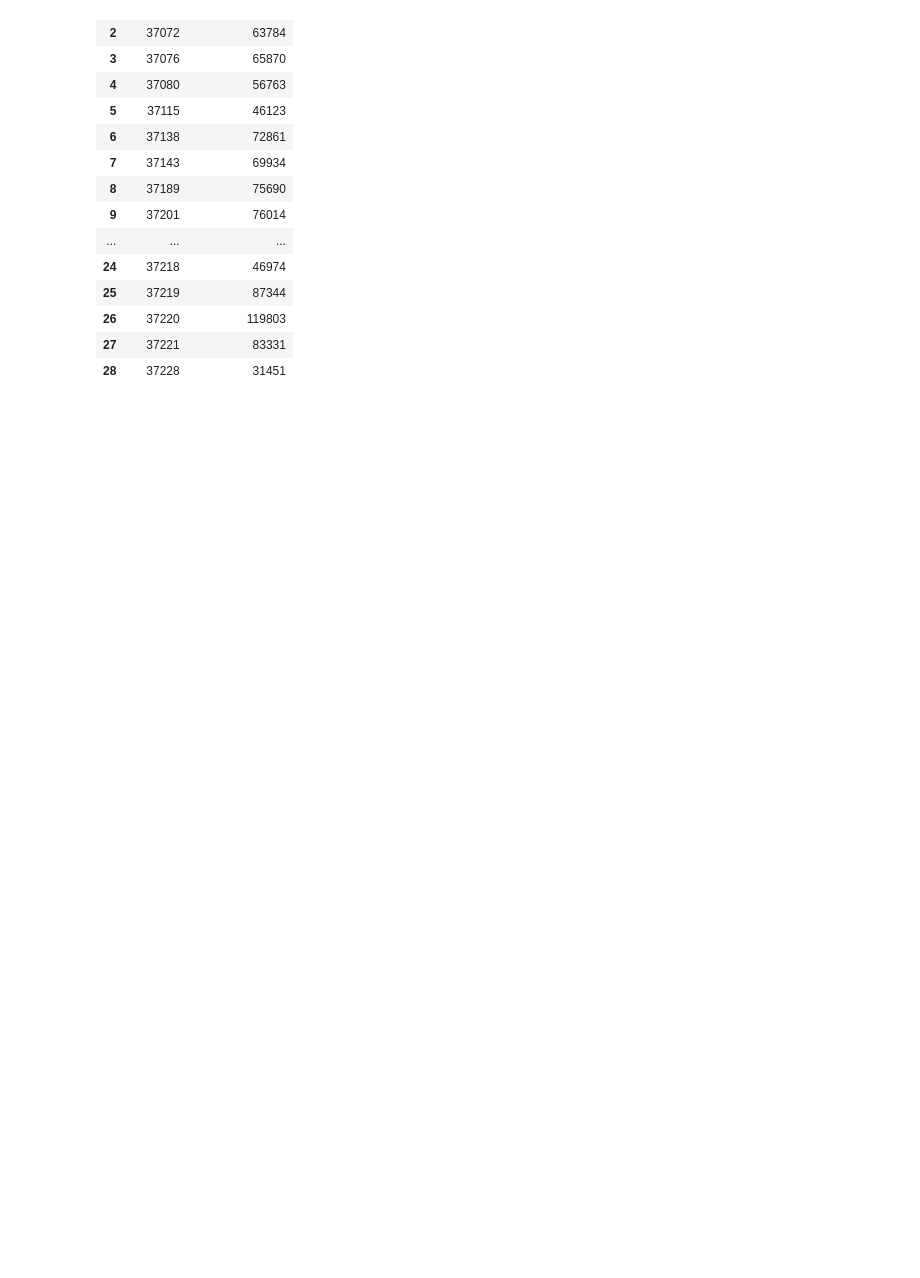
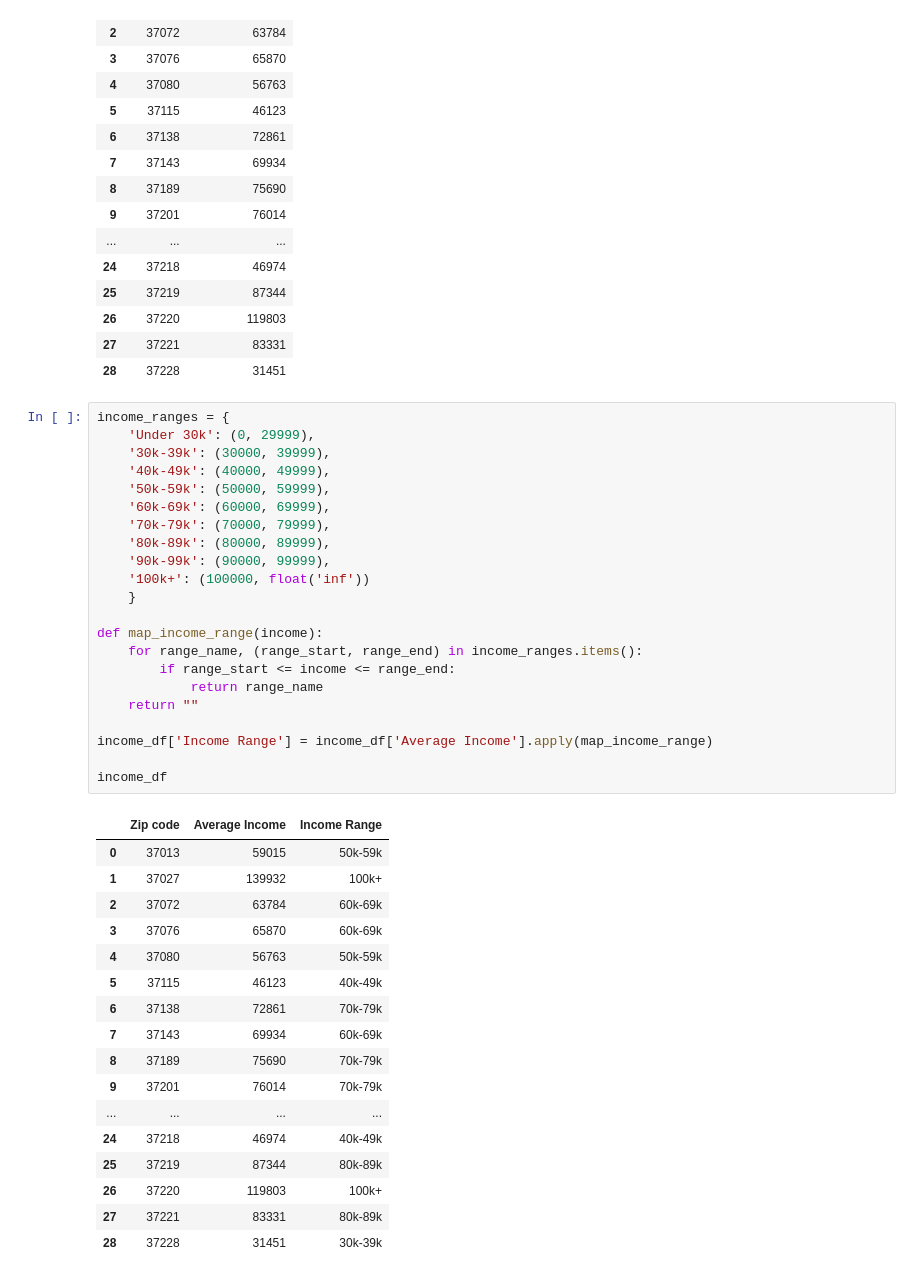
Before and after one commit to fabkiwi06/da8_capstone_grocery_store, a Jupyter notebook: notebook/income.ipynb, the cells around one changed output. Drawn from its saved outputs; the diff is of its cells as text; blank space fills up the shorter version.

```diff
--- a/notebook/income.ipynb
+++ b/notebook/income.ipynb
@@ -31,6 +31,46 @@ income_df
 | 26 | 37220 | 119803 |
 | 27 | 37221 | 83331 |
 | 28 | 37228 | 31451 |
+# %%
+income_ranges = {
+    'Under 30k': (0, 29999),
+    '30k-39k': (30000, 39999),
+    '40k-49k': (40000, 49999),
+    '50k-59k': (50000, 59999),
+    '60k-69k': (60000, 69999),
+    '70k-79k': (70000, 79999),
+    '80k-89k': (80000, 89999),
+    '90k-99k': (90000, 99999),
+    '100k+': (100000, float('inf'))
+    }
+
+def map_income_range(income):
+    for range_name, (range_start, range_end) in income_ranges.items():
+        if range_start <= income <= range_end:
+            return range_name
+    return ""
+
+income_df['Income Range'] = income_df['Average Income'].apply(map_income_range)
+
+income_df
+# %% [output]
+|  | Zip code | Average Income | Income Range |
+| 0 | 37013 | 59015 | 50k-59k |
+| 1 | 37027 | 139932 | 100k+ |
+| 2 | 37072 | 63784 | 60k-69k |
+| 3 | 37076 | 65870 | 60k-69k |
+| 4 | 37080 | 56763 | 50k-59k |
+| 5 | 37115 | 46123 | 40k-49k |
+| 6 | 37138 | 72861 | 70k-79k |
+| 7 | 37143 | 69934 | 60k-69k |
+| 8 | 37189 | 75690 | 70k-79k |
+| 9 | 37201 | 76014 | 70k-79k |
+| ... | ... | ... | ... |
+| 24 | 37218 | 46974 | 40k-49k |
+| 25 | 37219 | 87344 | 80k-89k |
+| 26 | 37220 | 119803 | 100k+ |
+| 27 | 37221 | 83331 | 80k-89k |
+| 28 | 37228 | 31451 | 30k-39k |
 # %%
 folder_path = '../data/'
 income_df.to_csv(folder_path + 'income.csv', index=False)
```
Also changed, not shown: parts of 1 cell of this notebook, 5 other files.
